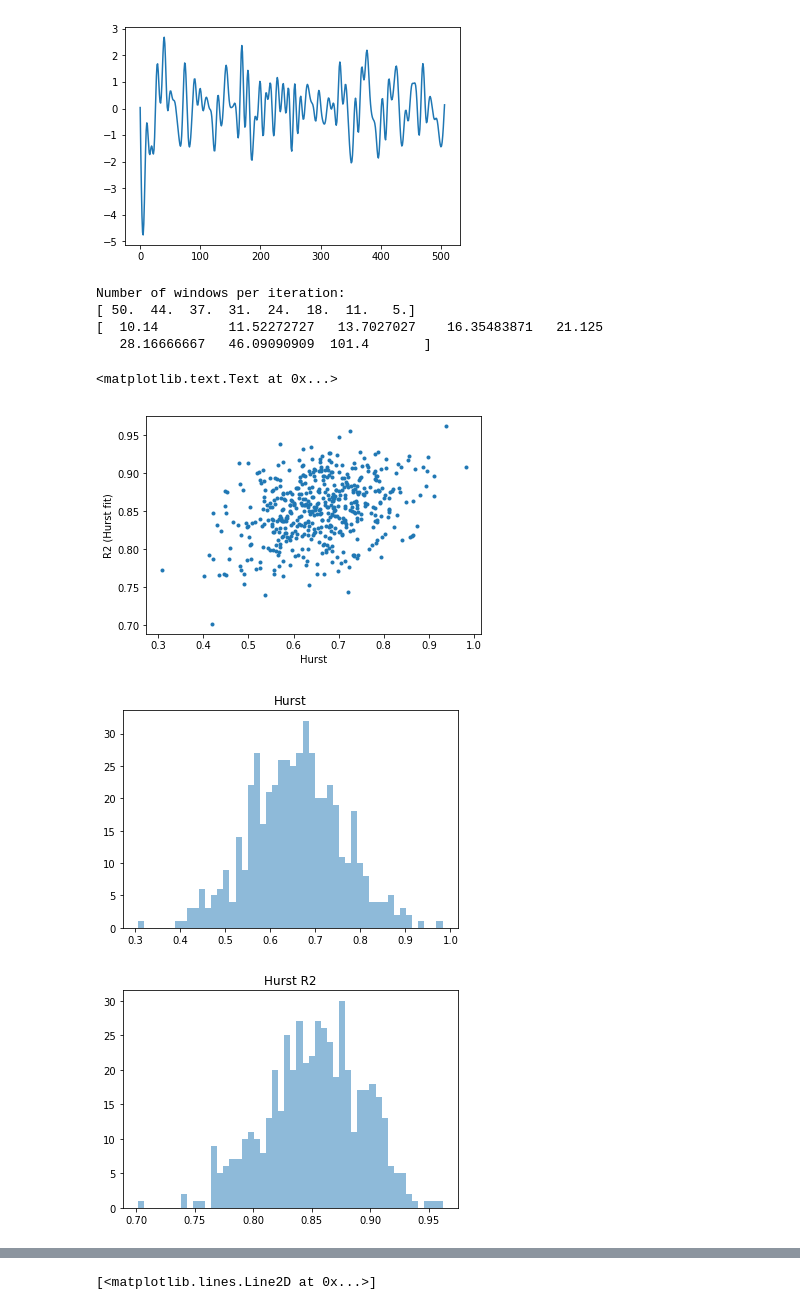
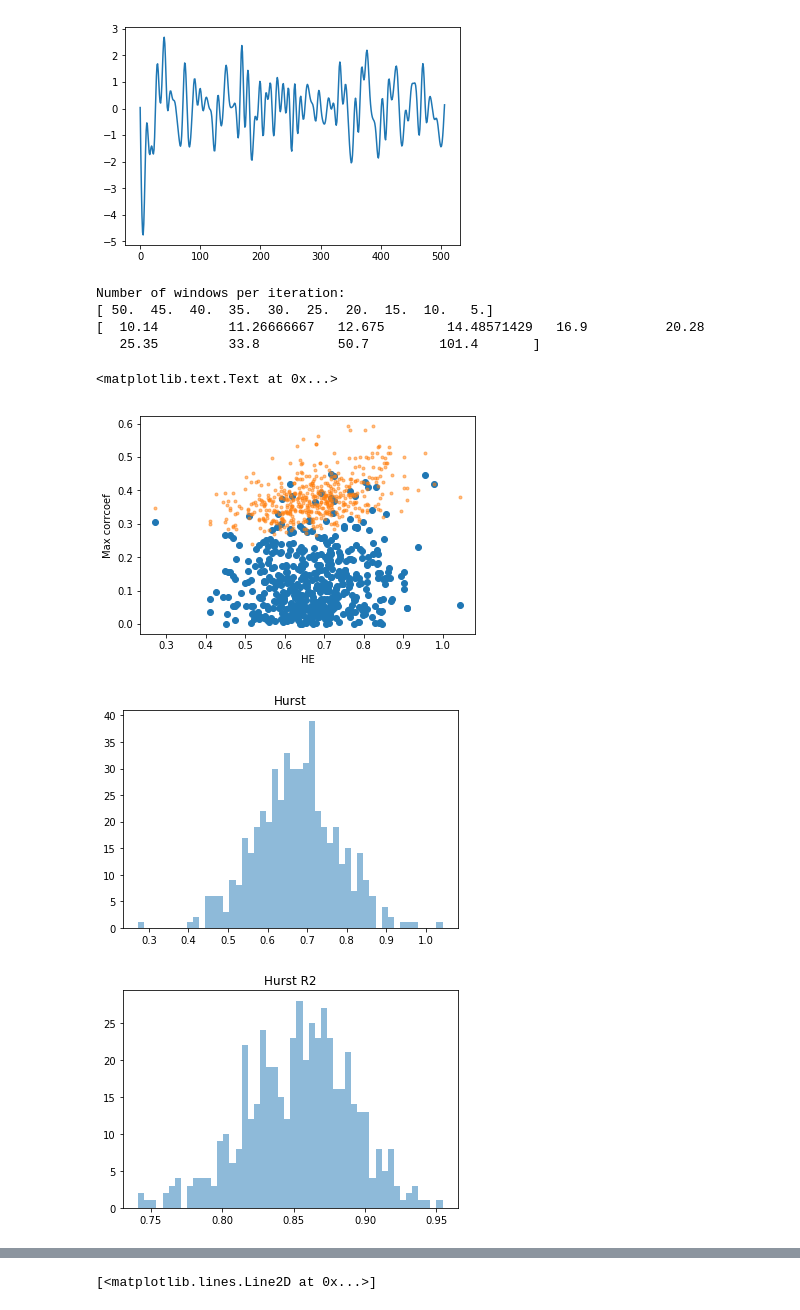
Before and after one commit to mMPI-MRI/scratch_in_progress, a Jupyter notebook: 2017_11_CalcHurst_per_vox.ipynb, the cells around one changed output, grey strips where cells are left out. Cells and saved outputs as stored; diff of their text form; code cells hidden in the pictures.

Commit message:
updated with code to try plotting Hurst against max value of correlation between all pairs of voxels

```diff
--- a/2017_11_CalcHurst_per_vox.ipynb
+++ b/2017_11_CalcHurst_per_vox.ipynb
@@ -157,7 +157,7 @@ data_masked_cumsum = np.cumsum(data_masked,axis=1) #cumsum over time
 #window this shit
 t_pts = data_masked_cumsum.shape[1]
 #reverse, so we go from smaller num samples up
-window_nums = np.round(np.linspace(np.floor(t_pts/(t_pts/5)).astype(int),np.floor(t_pts/10).astype(int),num=8))[::-1]
+window_nums = np.round(np.linspace(np.floor(t_pts/(t_pts/5)).astype(int),np.floor(t_pts/10).astype(int),num=10))[::-1]
 #window_nums = np.array([5,10,20,30])
 print("Number of windows per iteration:")
 print(window_nums)
@@ -183,9 +183,9 @@ for win_idx,window_num in enumerate(window_nums):
         print("elapsed: {0:.2f}s".format(et-st))
 # %% [output]
 Number of windows per iteration:
-[ 50.  44.  37.  31.  24.  18.  11.   5.]
-[  10.14         11.52272727   13.7027027    16.35483871   21.125
-   28.16666667   46.09090909  101.4       ]
+[ 50.  45.  40.  35.  30.  25.  20.  15.  10.   5.]
+[  10.14         11.26666667   12.675        14.48571429   16.9          20.28
+   25.35         33.8          50.7         101.4       ]
 # %%
 ## perform the linear regression to extract the slope of the line (Hurst xp) and R2 values (for checking that our estimate is good)
 x = (float(t_pts)/window_nums.astype(float))
@@ -201,18 +201,38 @@ cs,ms = x_ #ms are the slopes
 #%timeit SSresid = np.sum(np.power(pred_y-y,2),0) #SSd for each voxel
 #%timeit SStot = np.sum(np.power(y-np.mean(y,0),2),axis=0)
 #%timeit 1-SSresid/SStot
+# %%
+def element_corrcoef(data_mat1,data_mat2):
+    '''
+    takes in two even matrices of N (obs) x M (time) and correlates them
+    '''
+    res_r = np.zeros(data_mat1.shape[0])
+    for el_idx in range(0,data_mat1.shape[0]):
+        res_r[el_idx] = np.corrcoef(data_mat1[el_idx,:],data_mat2[el_idx,:])[0,1]
+    return res_r
 # %%
-plt.plot(ms,R2,'.')
-plt.xlabel('Hurst')
-plt.ylabel('R2 (Hurst fit)')
+## compute pair-wise correlations of all voxels in data
+data_corr = np.corrcoef(data_masked)
+data_corr_null = element_corrcoef(data_masked,np.fliplr(data_masked)) #fliprd to reverse timecourse, time in cols, row are obs
+
+np.fill_diagonal(data_corr,0)
+np.max(data_corr,axis=0)
+np.max(data_corr_null,axis=0)
+
+plt.plot(ms,np.abs(data_corr_null),'o')
+plt.plot(ms,np.max(np.abs(data_corr),axis=0),'.',alpha=0.5)
+
+plt.ylabel('Max corrcoef')
+plt.xlabel('HE')
+
 plt.figure()
 cnt,bins,patches =plt.hist(ms,50,alpha=0.5)
 plt.title('Hurst')
 plt.figure()
 cnt,bins,patches =plt.hist(R2,50,alpha=0.5)
 plt.title('Hurst R2')
 # %% [output]
 <matplotlib.text.Text at 0x...>
-[figure, old version]
+[figure, new version]
-[figure, old version]
+[figure, new version]
-[figure, old version]
+[figure, new version]
```
Also changed, not shown: parts of 5 cells of this notebook.
